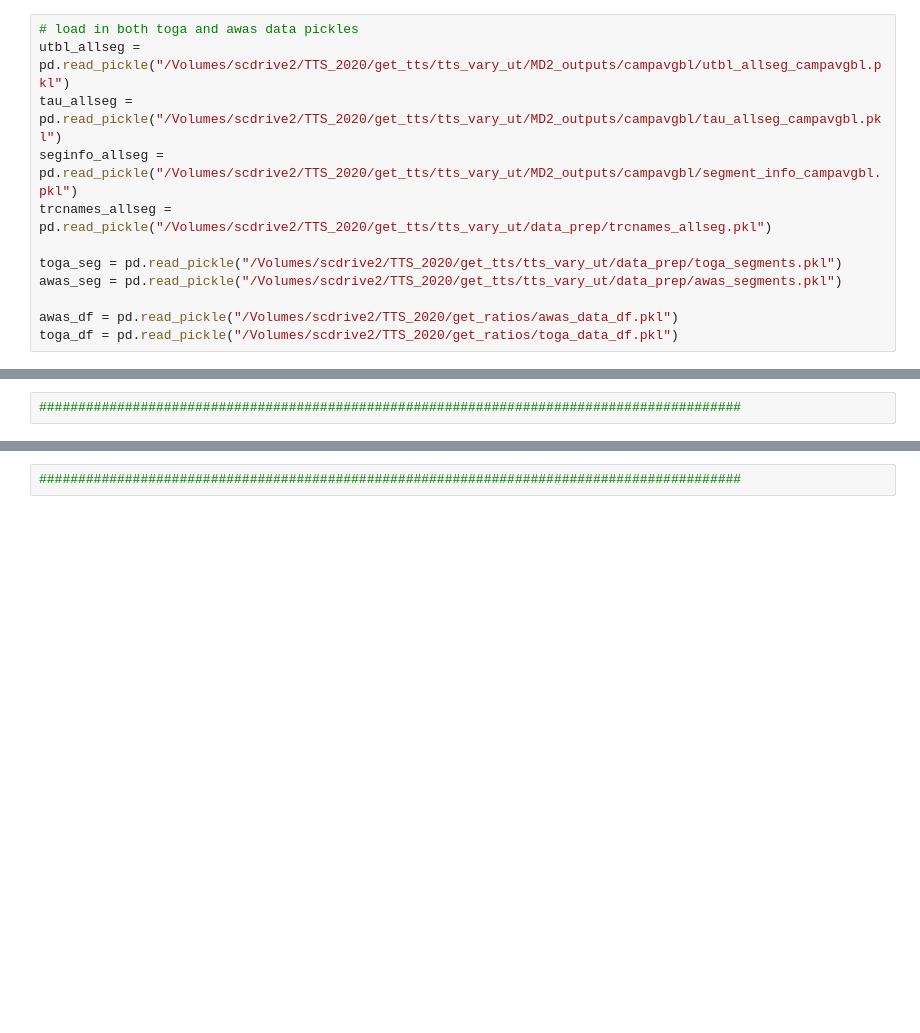
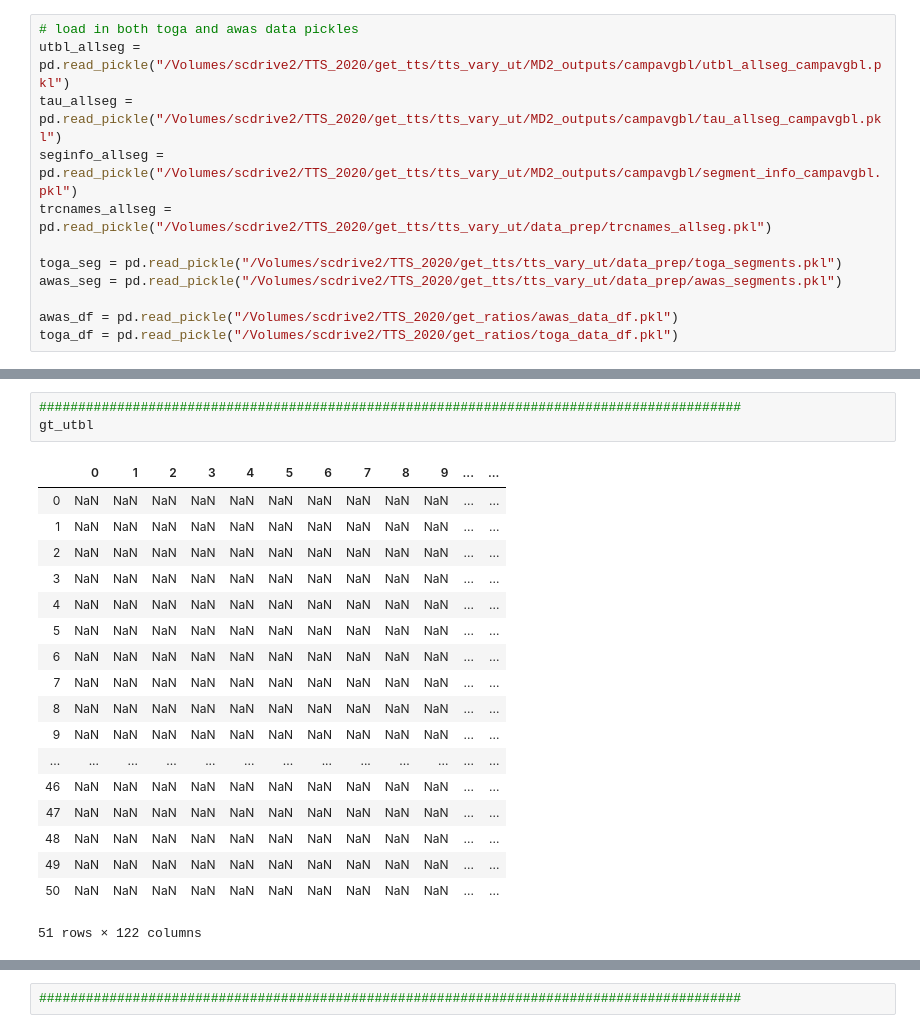
Before and after one commit to schelpon/TTS_2020_HD, a Jupyter notebook: examine_ratios/examine_ratios_gt1_ut_segments.ipynb, the cells around one changed output, grey strips where cells are left out. Drawn from its saved outputs; the diff is of its cells as text; blank space fills up the shorter version.

```diff
--- a/examine_ratios/examine_ratios_gt1_ut_segments.ipynb
+++ b/examine_ratios/examine_ratios_gt1_ut_segments.ipynb
@@ -73,6 +96,26 @@ Try using .loc[row_indexer,col_indexer] = value instead
 See the caveats in the documentation: http://pandas.pydata.org/pandas-docs/stable/user_guide/indexing.html#returning-a-view-versus-a-copy
 # %%
 ##########################################################################################
+gt_utbl
+# %% [output]
+|  | 0 | 1 | 2 | 3 | 4 | 5 | 6 | 7 | 8 | 9 | ... | ... |
+| 0 | NaN | NaN | NaN | NaN | NaN | NaN | NaN | NaN | NaN | NaN | ... | ... |
+| 1 | NaN | NaN | NaN | NaN | NaN | NaN | NaN | NaN | NaN | NaN | ... | ... |
+| 2 | NaN | NaN | NaN | NaN | NaN | NaN | NaN | NaN | NaN | NaN | ... | ... |
+| 3 | NaN | NaN | NaN | NaN | NaN | NaN | NaN | NaN | NaN | NaN | ... | ... |
+| 4 | NaN | NaN | NaN | NaN | NaN | NaN | NaN | NaN | NaN | NaN | ... | ... |
+| 5 | NaN | NaN | NaN | NaN | NaN | NaN | NaN | NaN | NaN | NaN | ... | ... |
+| 6 | NaN | NaN | NaN | NaN | NaN | NaN | NaN | NaN | NaN | NaN | ... | ... |
+| 7 | NaN | NaN | NaN | NaN | NaN | NaN | NaN | NaN | NaN | NaN | ... | ... |
+| 8 | NaN | NaN | NaN | NaN | NaN | NaN | NaN | NaN | NaN | NaN | ... | ... |
+| 9 | NaN | NaN | NaN | NaN | NaN | NaN | NaN | NaN | NaN | NaN | ... | ... |
+| ... | ... | ... | ... | ... | ... | ... | ... | ... | ... | ... | ... | ... |
+| 46 | NaN | NaN | NaN | NaN | NaN | NaN | NaN | NaN | NaN | NaN | ... | ... |
+| 47 | NaN | NaN | NaN | NaN | NaN | NaN | NaN | NaN | NaN | NaN | ... | ... |
+| 48 | NaN | NaN | NaN | NaN | NaN | NaN | NaN | NaN | NaN | NaN | ... | ... |
+| 49 | NaN | NaN | NaN | NaN | NaN | NaN | NaN | NaN | NaN | NaN | ... | ... |
+| 50 | NaN | NaN | NaN | NaN | NaN | NaN | NaN | NaN | NaN | NaN | ... | ... |
+51 rows × 122 columns
 # %%
 ####### plot relationship between r^2 and number of high r^2 segments
 fig = plt.figure(figsize=(6, 5))
```
Also changed, not shown: parts of 9 cells of this notebook, 13 other files.
